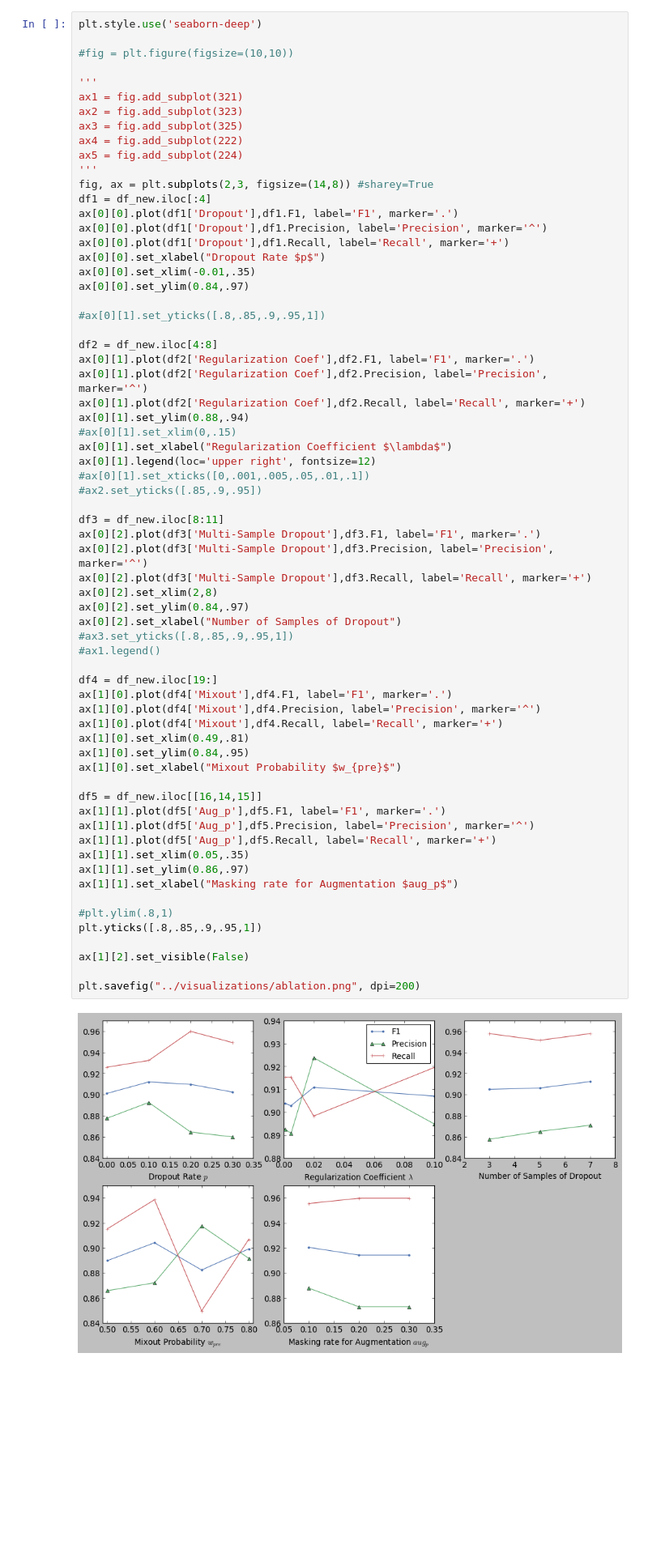
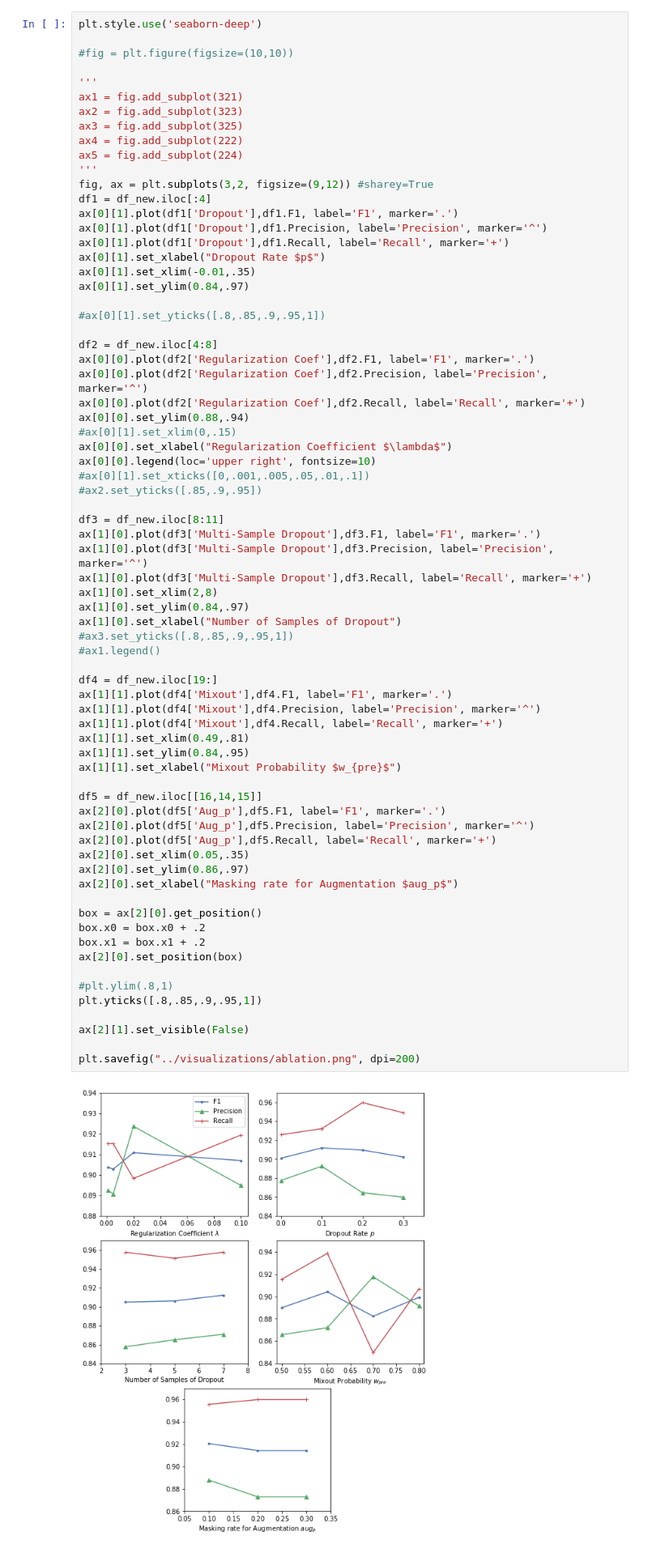
Before and after one commit to victor7246/WNUT-2020-Task-2, a Jupyter notebook: notebooks/visualizations.ipynb, the cells around one changed output. Shown at 81% size. Saved outputs shown, nothing was run; the diff lists cells and outputs as text; blank space fills up the shorter version.

Commit message:
updated figures and paper

```diff
--- a/notebooks/visualizations.ipynb
+++ b/notebooks/visualizations.ipynb
@@ -71,63 +71,68 @@ plt.style.use('seaborn-deep')
 '''
 ax1 = fig.add_subplot(321)
 ax2 = fig.add_subplot(323)
 ax3 = fig.add_subplot(325)
 ax4 = fig.add_subplot(222)
 ax5 = fig.add_subplot(224)
 '''
-fig, ax = plt.subplots(2,3, figsize=(14,8)) #sharey=True
+fig, ax = plt.subplots(3,2, figsize=(9,12)) #sharey=True
 df1 = df_new.iloc[:4]
-ax[0][0].plot(df1['Dropout'],df1.F1, label='F1', marker='.')
-ax[0][0].plot(df1['Dropout'],df1.Precision, label='Precision', marker='^')
-ax[0][0].plot(df1['Dropout'],df1.Recall, label='Recall', marker='+')
-ax[0][0].set_xlabel("Dropout Rate $p$")
-ax[0][0].set_xlim(-0.01,.35)
-ax[0][0].set_ylim(0.84,.97)
+ax[0][1].plot(df1['Dropout'],df1.F1, label='F1', marker='.')
+ax[0][1].plot(df1['Dropout'],df1.Precision, label='Precision', marker='^')
+ax[0][1].plot(df1['Dropout'],df1.Recall, label='Recall', marker='+')
+ax[0][1].set_xlabel("Dropout Rate $p$")
+ax[0][1].set_xlim(-0.01,.35)
+ax[0][1].set_ylim(0.84,.97)
 
 #ax[0][1].set_yticks([.8,.85,.9,.95,1])
 
 df2 = df_new.iloc[4:8]
-ax[0][1].plot(df2['Regularization Coef'],df2.F1, label='F1', marker='.')
-ax[0][1].plot(df2['Regularization Coef'],df2.Precision, label='Precision', marker='^')
-ax[0][1].plot(df2['Regularization Coef'],df2.Recall, label='Recall', marker='+')
-ax[0][1].set_ylim(0.88,.94)
+ax[0][0].plot(df2['Regularization Coef'],df2.F1, label='F1', marker='.')
+ax[0][0].plot(df2['Regularization Coef'],df2.Precision, label='Precision', marker='^')
+ax[0][0].plot(df2['Regularization Coef'],df2.Recall, label='Recall', marker='+')
+ax[0][0].set_ylim(0.88,.94)
 #ax[0][1].set_xlim(0,.15)
-ax[0][1].set_xlabel("Regularization Coefficient $\lambda$")
-ax[0][1].legend(loc='upper right', fontsize=12)
+ax[0][0].set_xlabel("Regularization Coefficient $\lambda$")
+ax[0][0].legend(loc='upper right', fontsize=10)
 #ax[0][1].set_xticks([0,.001,.005,.05,.01,.1])
 #ax2.set_yticks([.85,.9,.95])
 
 df3 = df_new.iloc[8:11]
-ax[0][2].plot(df3['Multi-Sample Dropout'],df3.F1, label='F1', marker='.')
-ax[0][2].plot(df3['Multi-Sample Dropout'],df3.Precision, label='Precision', marker='^')
-ax[0][2].plot(df3['Multi-Sample Dropout'],df3.Recall, label='Recall', marker='+')
-ax[0][2].set_xlim(2,8)
-ax[0][2].set_ylim(0.84,.97)
-ax[0][2].set_xlabel("Number of Samples of Dropout")
+ax[1][0].plot(df3['Multi-Sample Dropout'],df3.F1, label='F1', marker='.')
+ax[1][0].plot(df3['Multi-Sample Dropout'],df3.Precision, label='Precision', marker='^')
+ax[1][0].plot(df3['Multi-Sample Dropout'],df3.Recall, label='Recall', marker='+')
+ax[1][0].set_xlim(2,8)
+ax[1][0].set_ylim(0.84,.97)
+ax[1][0].set_xlabel("Number of Samples of Dropout")
 #ax3.set_yticks([.8,.85,.9,.95,1])
 #ax1.legend()
 
 df4 = df_new.iloc[19:]
-ax[1][0].plot(df4['Mixout'],df4.F1, label='F1', marker='.')
-ax[1][0].plot(df4['Mixout'],df4.Precision, label='Precision', marker='^')
-ax[1][0].plot(df4['Mixout'],df4.Recall, label='Recall', marker='+')
-ax[1][0].set_xlim(0.49,.81)
-ax[1][0].set_ylim(0.84,.95)
-ax[1][0].set_xlabel("Mixout Probability $w_{pre}$")
+ax[1][1].plot(df4['Mixout'],df4.F1, label='F1', marker='.')
+ax[1][1].plot(df4['Mixout'],df4.Precision, label='Precision', marker='^')
+ax[1][1].plot(df4['Mixout'],df4.Recall, label='Recall', marker='+')
+ax[1][1].set_xlim(0.49,.81)
+ax[1][1].set_ylim(0.84,.95)
+ax[1][1].set_xlabel("Mixout Probability $w_{pre}$")
 
 df5 = df_new.iloc[[16,14,15]]
-ax[1][1].plot(df5['Aug_p'],df5.F1, label='F1', marker='.')
-ax[1][1].plot(df5['Aug_p'],df5.Precision, label='Precision', marker='^')
-ax[1][1].plot(df5['Aug_p'],df5.Recall, label='Recall', marker='+')
-ax[1][1].set_xlim(0.05,.35)
-ax[1][1].set_ylim(0.86,.97)
-ax[1][1].set_xlabel("Masking rate for Augmentation $aug_p$")
+ax[2][0].plot(df5['Aug_p'],df5.F1, label='F1', marker='.')
+ax[2][0].plot(df5['Aug_p'],df5.Precision, label='Precision', marker='^')
+ax[2][0].plot(df5['Aug_p'],df5.Recall, label='Recall', marker='+')
+ax[2][0].set_xlim(0.05,.35)
+ax[2][0].set_ylim(0.86,.97)
+ax[2][0].set_xlabel("Masking rate for Augmentation $aug_p$")
+
+box = ax[2][0].get_position()
+box.x0 = box.x0 + .2
+box.x1 = box.x1 + .2
+ax[2][0].set_position(box)
 
 #plt.ylim(.8,1)
 plt.yticks([.8,.85,.9,.95,1])
 
-ax[1][2].set_visible(False)
+ax[2][1].set_visible(False)
 
 plt.savefig("../visualizations/ablation.png", dpi=200)
 # %% [output]
-[figure, old version]
+[figure, new version]
```
Also changed, not shown: 13 other files.
